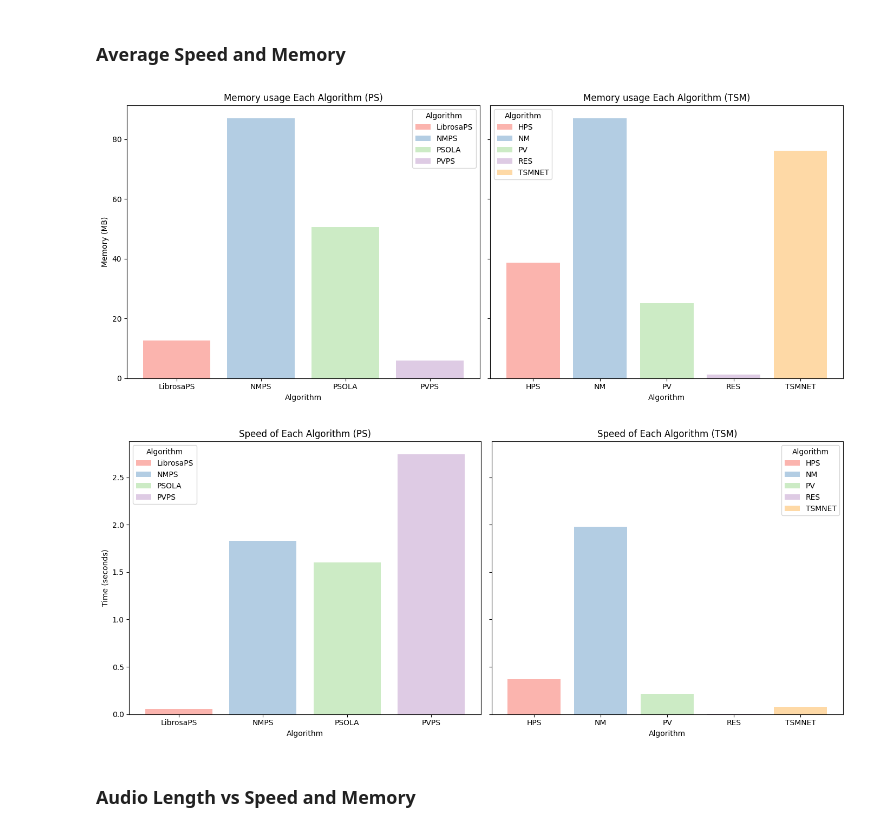
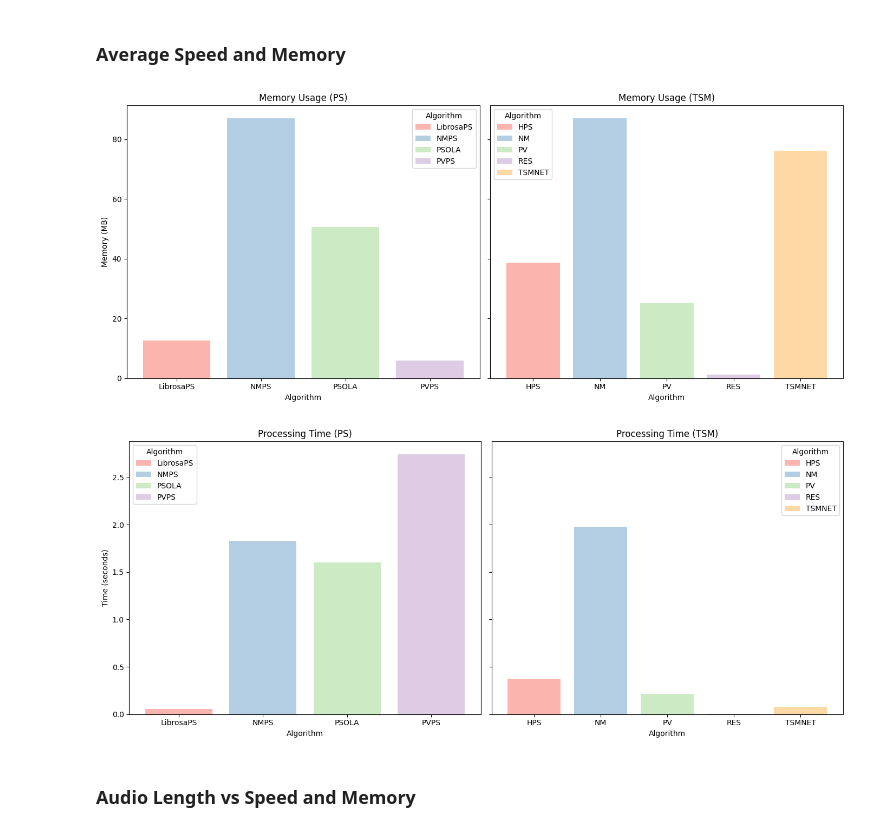
Before and after one commit to mariapolak/SMC10, a Jupyter notebook: plot_performance_metrics.ipynb, the cells around one changed output. Drawn from its saved outputs; the diff is of its cells as text; code cells hidden in the pictures.

```diff
--- a/plot_performance_metrics.ipynb
+++ b/plot_performance_metrics.ipynb
@@ -51,6 +51,11 @@ avg_speed_tsm = df_tsm.groupby(['algorithm'])['speed'].mean().reset_index()
 # Calculate average speed for PS and TSM separately
 avg_memory_ps = df_ps.groupby(['algorithm'])['memory'].mean().reset_index()
 avg_memory_tsm = df_tsm.groupby(['algorithm'])['memory'].mean().reset_index()
+
+avg_speed_ps = avg_speed_ps.sort_values(by='algorithm')
+avg_speed_tsm = avg_speed_tsm.sort_values(by='algorithm')
+avg_memory_ps = avg_memory_ps.sort_values(by='algorithm')
+avg_memory_tsm = avg_memory_tsm.sort_values(by='algorithm')
 # %%
 memory_out = df.groupby(['algorithm', 'type'])['memory'].agg(['mean', 'std']).reset_index()
 memory_out.rename(columns={'type': 'Type', 'algorithm': 'Algorithm', 'mean': 'Avg. Memory', 'std': 'Std. Memory'}, inplace=True)
@@ -67,39 +72,39 @@ speed_out.to_csv('evaluation/objective/performance/speed_avg.csv', index=False)
 # %%
 fig, axes = plt.subplots(1, 2, figsize=(14, 6), sharey=True)
 
 axes[0].bar(avg_memory_ps['algorithm'], avg_memory_ps['memory'], label=avg_memory_ps['algorithm'], color=colors)
-axes[0].set_title('Memory usage Each Algorithm (PS)')
+axes[0].set_title('Memory Usage (PS)')
 axes[0].set_xlabel('Algorithm')
 axes[0].set_ylabel('Memory (MB)')
 axes[0].legend(title='Algorithm')
 
 axes[1].bar(avg_memory_tsm['algorithm'], avg_memory_tsm['memory'], label=avg_memory_tsm['algorithm'], color=colors)
-axes[1].set_title('Memory usage Each Algorithm (TSM)')
+axes[1].set_title('Memory Usage (TSM)')
 axes[1].set_xlabel('Algorithm')
 axes[1].legend(title='Algorithm')
 
 plt.tight_layout()
 plt.show()
 # %% [output]
-[figure, old version]
+[figure, new version]
 # %%
 fig, axes = plt.subplots(1, 2, figsize=(14, 6), sharey=True)
 
 axes[0].bar(avg_speed_ps['algorithm'], avg_speed_ps['speed'], label=avg_speed_ps['algorithm'], color=colors)
-axes[0].set_title('Speed of Each Algorithm (PS)')
+axes[0].set_title('Processing Time (PS)')
 axes[0].set_xlabel('Algorithm')
 axes[0].set_ylabel('Time (seconds)')
 axes[0].legend(title='Algorithm')
 
 axes[1].bar(avg_speed_tsm['algorithm'], avg_speed_tsm['speed'], label=avg_speed_tsm['algorithm'], color=colors)
-axes[1].set_title('Speed of Each Algorithm (TSM)')
+axes[1].set_title('Processing Time (TSM)')
 axes[1].set_xlabel('Algorithm')
 axes[1].legend(title='Algorithm')
 
 plt.tight_layout()
 plt.show()
 # %% [output]
-[figure, old version]
+[figure, new version]
 # %% [markdown]
 ### Audio Length vs Speed and Memory
 # %%
```
Also changed, not shown: parts of 3 cells of this notebook, 1 other file.
